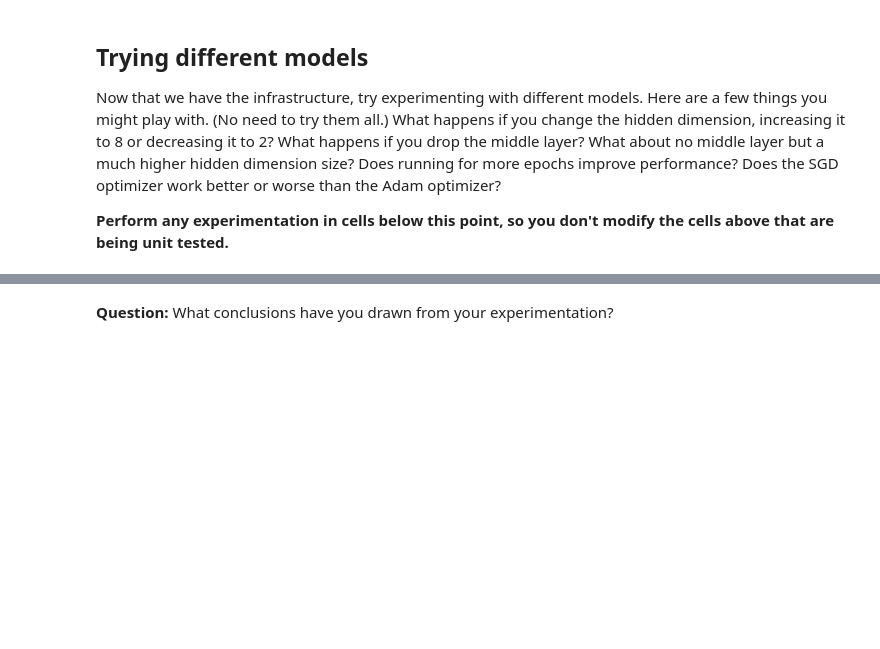
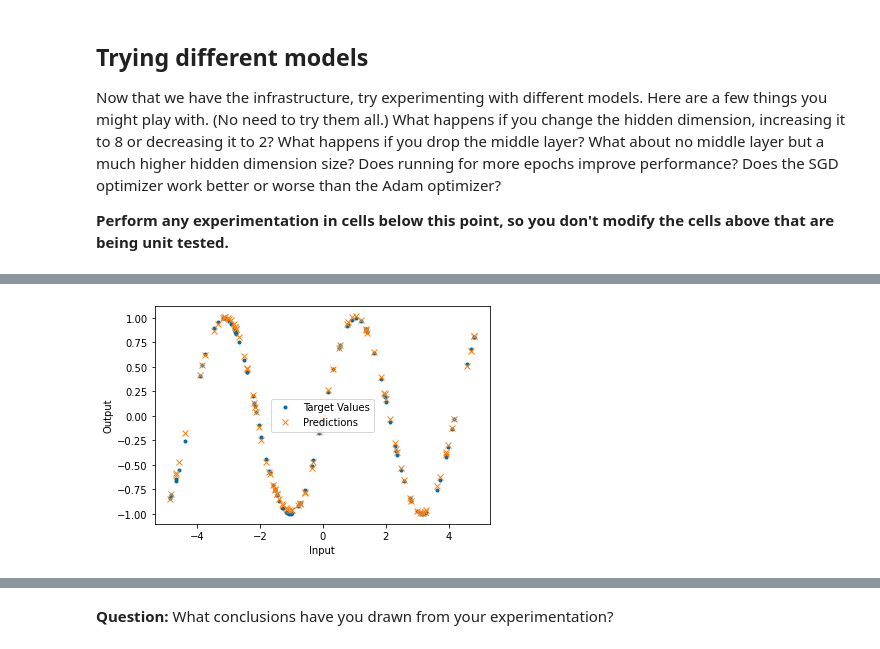
Before and after one commit to mgilbert1/lab1-5, a Jupyter notebook: lab1-5.ipynb, the cells around one changed output, grey strips where cells are left out. Drawn from its saved outputs; the diff is of its cells as text; code cells hidden in the pictures; blank space fills up the shorter version.

```diff
--- a/lab1-5.ipynb
+++ b/lab1-5.ipynb
@@ -479,13 +528,13 @@ def train_model(model, criterion, optimizer, data,
                       )
 
             #TODO: Calculate predictions for the x values in this batch
-            predictions = ...
+            predictions = model.forward(batch_X)
 
             #TODO: Calculate the loss for the predictions
-            loss = ...
+            loss = criterion(predictions, batch_Y)
 
             #TODO: Perform backpropagation to calculate gradients
-            ...
+            loss.backward()
 
             # Update all parameters
             optimizer.step()
@@ -539,3 +612,11 @@ visualize_predictions(test_data, predictions)
 Now that we have the infrastructure, try experimenting with different models. Here are a few things you might play with. (No need to try them all.) What happens if you change the hidden dimension, increasing it to 8 or decreasing it to 2? What happens if you drop the middle layer? What about no middle layer but a much higher hidden dimension size? Does running for more epochs improve performance? Does the SGD optimizer work better or worse than the Adam optimizer?
 
 **Perform any experimentation in cells below this point, so you don't modify the cells above that are being unit tested.**
+# %%
+model_hd8 = FFNN(8).to(device)
+model_hd8.reset_state()
+optim_hd8 = torch.optim.Adam(model_hd8.parameters(), lr = LEARNING_RATE)
+train_model(model_hd8, criterion, optim_hd8, train_data)
+loss, predictions = eval_model(model_hd8, criterion, test_data)
+visualize_predictions(test_data, predictions)
+# %% [output]
@@ -541,0 +640 @@ Now that we have the infrastructure, try experimenting with different models. He
+[figure, added]
```
Also changed, not shown: parts of 37 cells of this notebook, 3 other files.
